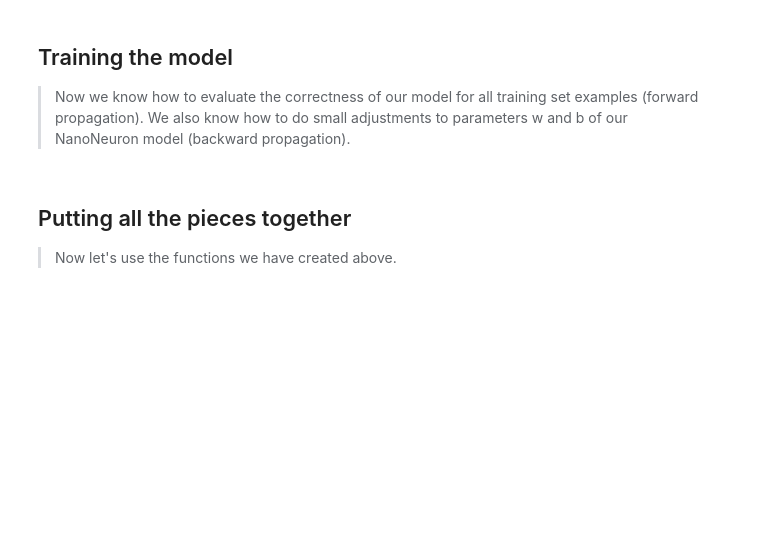
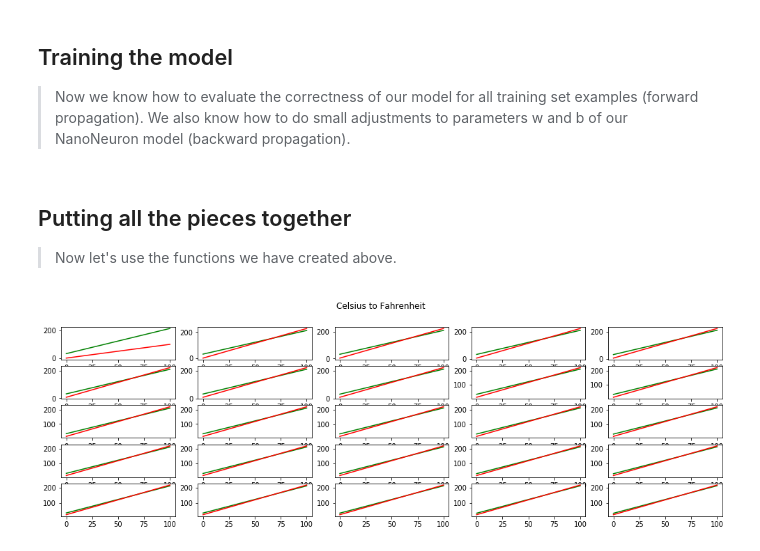
Before and after one commit to gumuz/nano-neuron-python, a Jupyter notebook: nano-neuron.ipynb, the cells around one changed output. Cells and saved outputs as stored; diff of their text form; code cells hidden in the pictures; blank space fills up the shorter version.

```diff
--- a/nano-neuron.ipynb
+++ b/nano-neuron.ipynb
@@ -111,7 +130,7 @@ def train(model, epochs, alpha, x_train, y_train):
     for epoch in range(epochs):
         # Forward propagation.
         predictions, cost = forward_propagation(model, x_train, y_train)
-        cost_history.append(cost)
+        cost_history.append((model.w, model.b, cost))
 
         # Backward propagation.
         dW, dB = backward_propagation(predictions, x_train, y_train)
@@ -134,11 +153,26 @@ x_train, y_train, x_test, y_test = generate_data_sets()
 
 training_cost_history = train(
     neuron,
-    epochs=70000,
+    epochs=10000,
     alpha=0.0005,
     x_train=x_train,
     y_train=y_train
 )
+# %%
+# Plot Celsius to Fahrenheit function
+fig, axes = plt.subplots(nrows=5, ncols=5, figsize=(17, 5))
+
+for idx, ax in enumerate(axes.flatten()):
+    fig.suptitle("Celsius to Fahrenheit")
+
+    w, b, _ = training_cost_history[len(training_cost_history)//25*idx]
+    x = np.linspace(0,100,100)
+    ax.plot(x,celsius_to_fahrenheit(x), 'g')
+    ax.plot(x,NanoNeuron(w=w, b=b).predict(x), 'r')
+
+plt.show()
+# %% [output]
+[figure, added]
 # %%
 print('Cost before the training:', training_cost_history[0])
 print('Cost after the training:', training_cost_history[-1])
```
Also changed, not shown: parts of 4 cells of this notebook.
